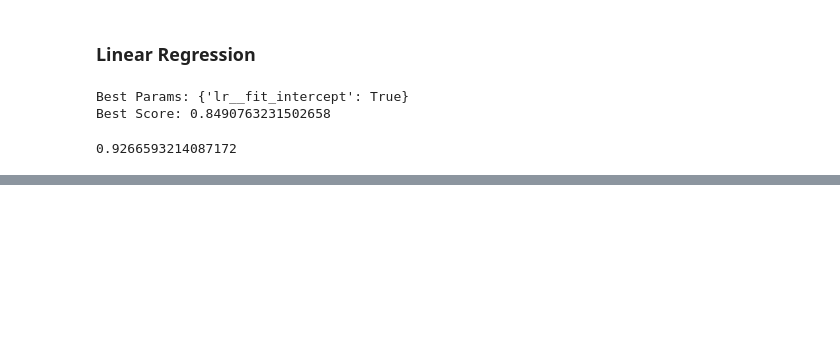
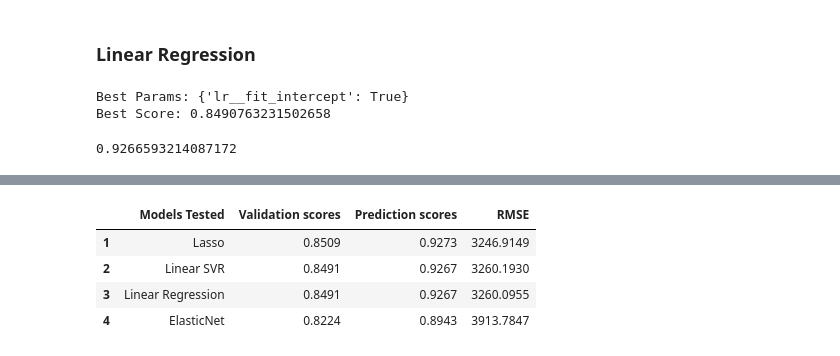
Before and after one commit to MichAdebayo/simplon_insurance_price_prediction, a Jupyter notebook: data_model.ipynb, the cells around one changed output, grey strips where cells are left out. Saved outputs shown, nothing was run; the diff lists cells and outputs as text; code cells hidden in the pictures; blank space fills up the shorter version.

```diff
--- a/data_model.ipynb
+++ b/data_model.ipynb
@@ -487,0 +499,4 @@ grid_lr.score(x_test, y_test)
+# %%
+# Calculate RMSE for Linear model
+l_rmse = np.sqrt(mean_squared_error(y_test, l_yhat))
+print(f"RMSE: {l_rmse}")
@@ -487,0 +554,4 @@ grid_lr.score(x_test, y_test)
+# %%
+# Test ElasticNet model
+en_predicton_score = grid_en.score(x_test, y_test)
+en_predicton_score
@@ -487,0 +560,3 @@ grid_lr.score(x_test, y_test)
+# %%
+# Predict y_test with model
+en_yhat = grid_en.predict(x_test)
@@ -487,0 +572,22 @@ grid_lr.score(x_test, y_test)
+# %%
+model_names = ["Lasso", "Linear SVR", "Linear Regression","ElasticNet"]
+all_validation_score = [grid_lasso.best_score_, grid_svr.best_score_, grid_lr.best_score_, grid_en.best_score_]
+all_prediction_score = [lasso_prediction_score, lsvr_prediction_score, lr_prediction_score, en_predicton_score]
+all_rmse_score = [lasso_rmse, lsvr_rmse, l_rmse, en_rmse]
+
+model_data_table = pd.DataFrame({'Models Tested': model_names,
+                                'Validation scores': all_validation_score,
+                                'Prediction scores': all_prediction_score,
+                                'RMSE' : all_rmse_score
+                                })
+
+model_data_table = model_data_table.reset_index()
+model_data_table.index = model_data_table.index + 1
+model_data_table = model_data_table.iloc[ : , 1 : ].apply(lambda x: round(x, 4))
+model_data_table
+# %% [output]
+|  | Models Tested | Validation scores | Prediction scores | RMSE |
+| 1 | Lasso | 0.8509 | 0.9273 | 3246.9149 |
+| 2 | Linear SVR | 0.8491 | 0.9267 | 3260.1930 |
+| 3 | Linear Regression | 0.8491 | 0.9267 | 3260.0955 |
+| 4 | ElasticNet | 0.8224 | 0.8943 | 3913.7847 |
```
Also changed, not shown: parts of 19 cells of this notebook, 2 other files.
